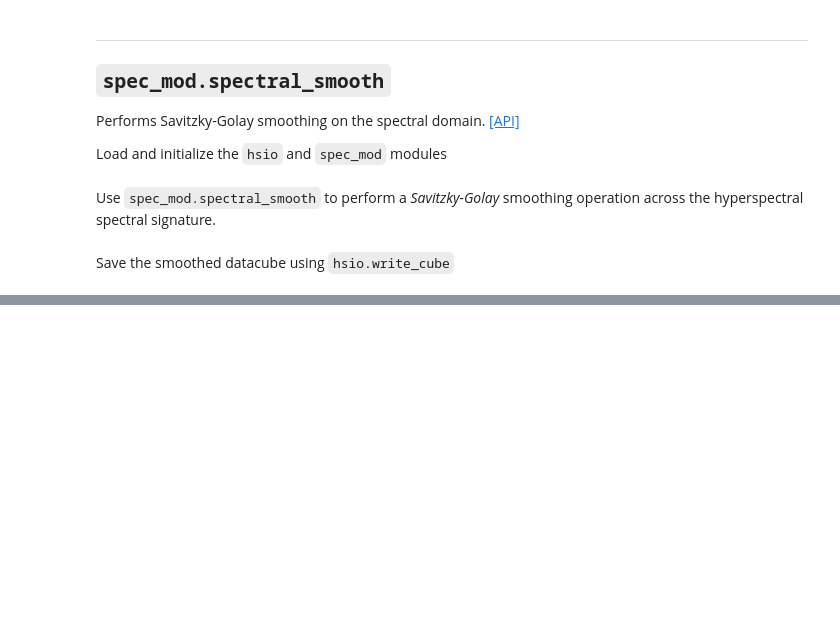
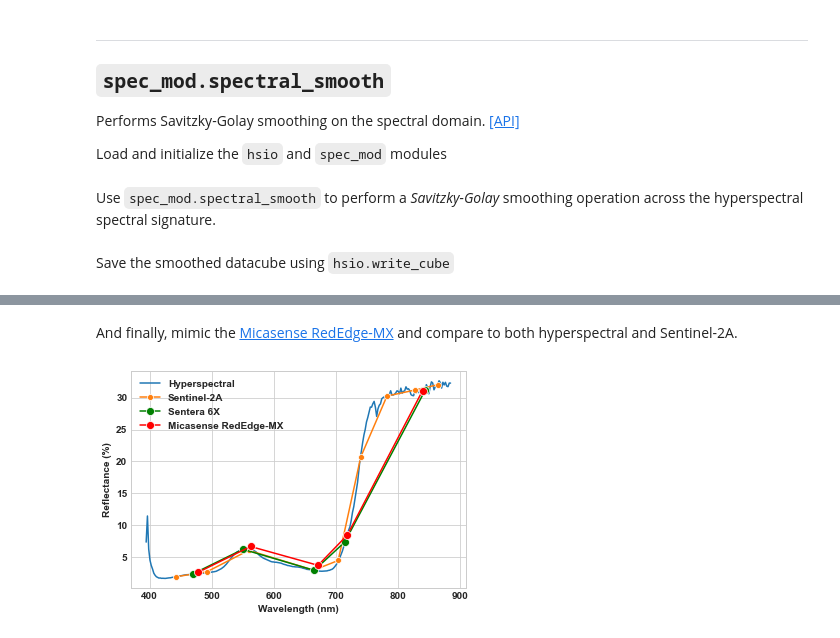
Before and after one commit to tnigon/hs_process, a Jupyter notebook: docs/source/tutorial_spec_mod.ipynb, the cells around one changed output, grey strips where cells are left out. Cells and saved outputs as stored; diff of their text form; code cells hidden in the pictures; blank space fills up the shorter version.

```diff
--- a/docs/source/tutorial_spec_mod.ipynb
+++ b/docs/source/tutorial_spec_mod.ipynb
@@ -138,0 +185,14 @@ And after smoothing (the spectral curve of the pixel at the *800th column/sample
+# %% [markdown]
+And finally, mimic the [Micasense RedEdge-MX](https://micasense.com/rededge-mx/) and compare to both hyperspectral and Sentinel-2A.
+# %%
+array_re, metadata_re = my_spec_mod.spectral_mimic(sensor='micasense_rededge_3', center_wl='peak')
+mean_re = array_re.mean(axis=(0,1))*100
+
+x4 = sorted(list(literal_eval(metadata_re['wavelength'])))  # list of Micasense RedEdge-MX bands
+ax = sns.lineplot(x=x1, y=mean_hs, label='Hyperspectral')
+ax = sns.lineplot(x=x2, y=mean_s2a, ax=ax, label='Sentinel-2A', marker='o', ms=6)
+ax = sns.lineplot(x=x3, y=mean_6x, ax=ax, label='Sentera 6X', color='green', marker='o', ms=8)
+ax = sns.lineplot(x=x4, y=mean_re, ax=ax, label='Micasense RedEdge-MX', color='red', marker='o', ms=8)
+_ = ax.set(xlabel='Wavelength (nm)', ylabel='Reflectance (%)')
+# %% [output]
+[figure, added]
```
Also changed, not shown: parts of 11 cells of this notebook, 12 other files.
